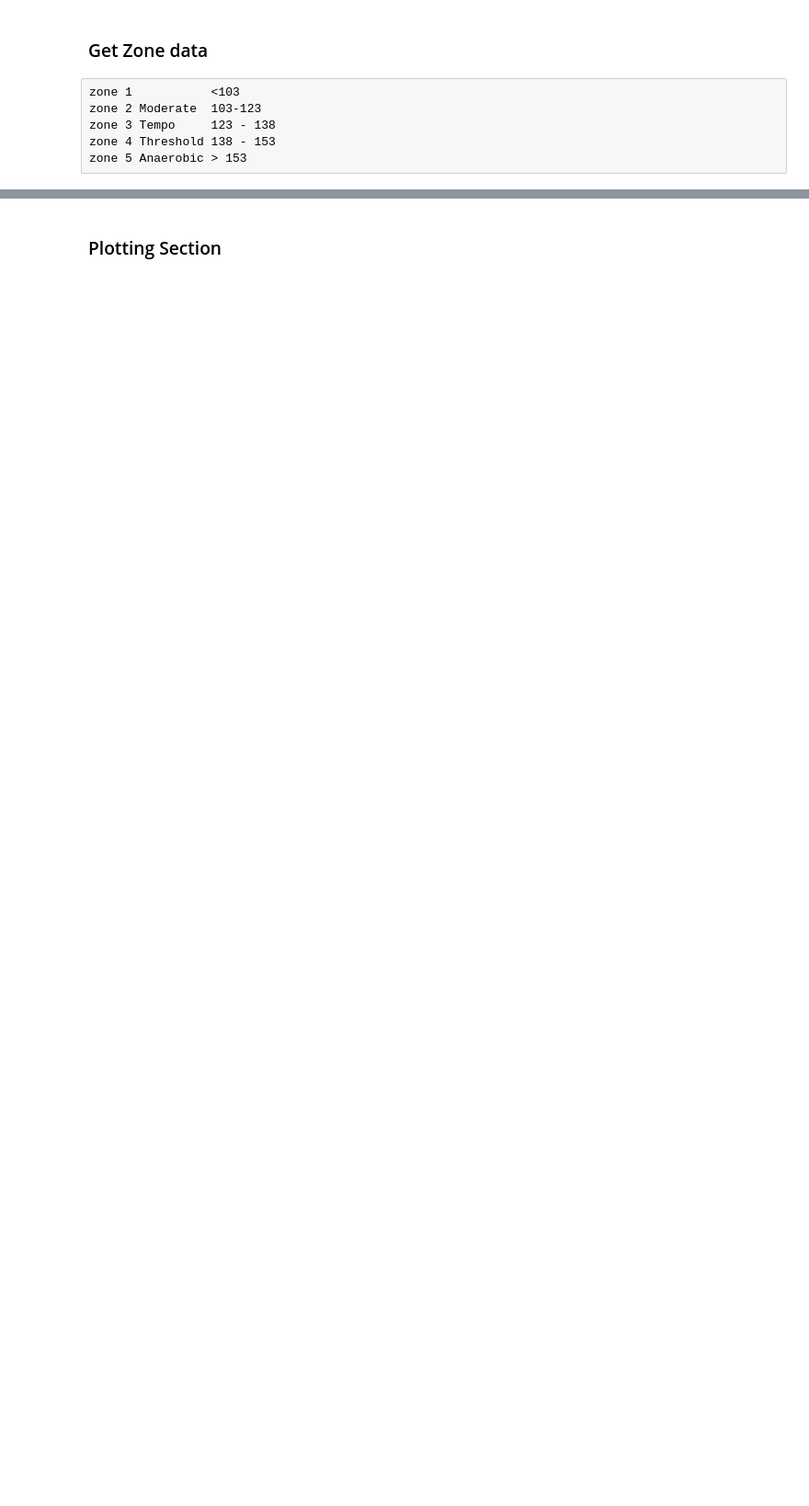
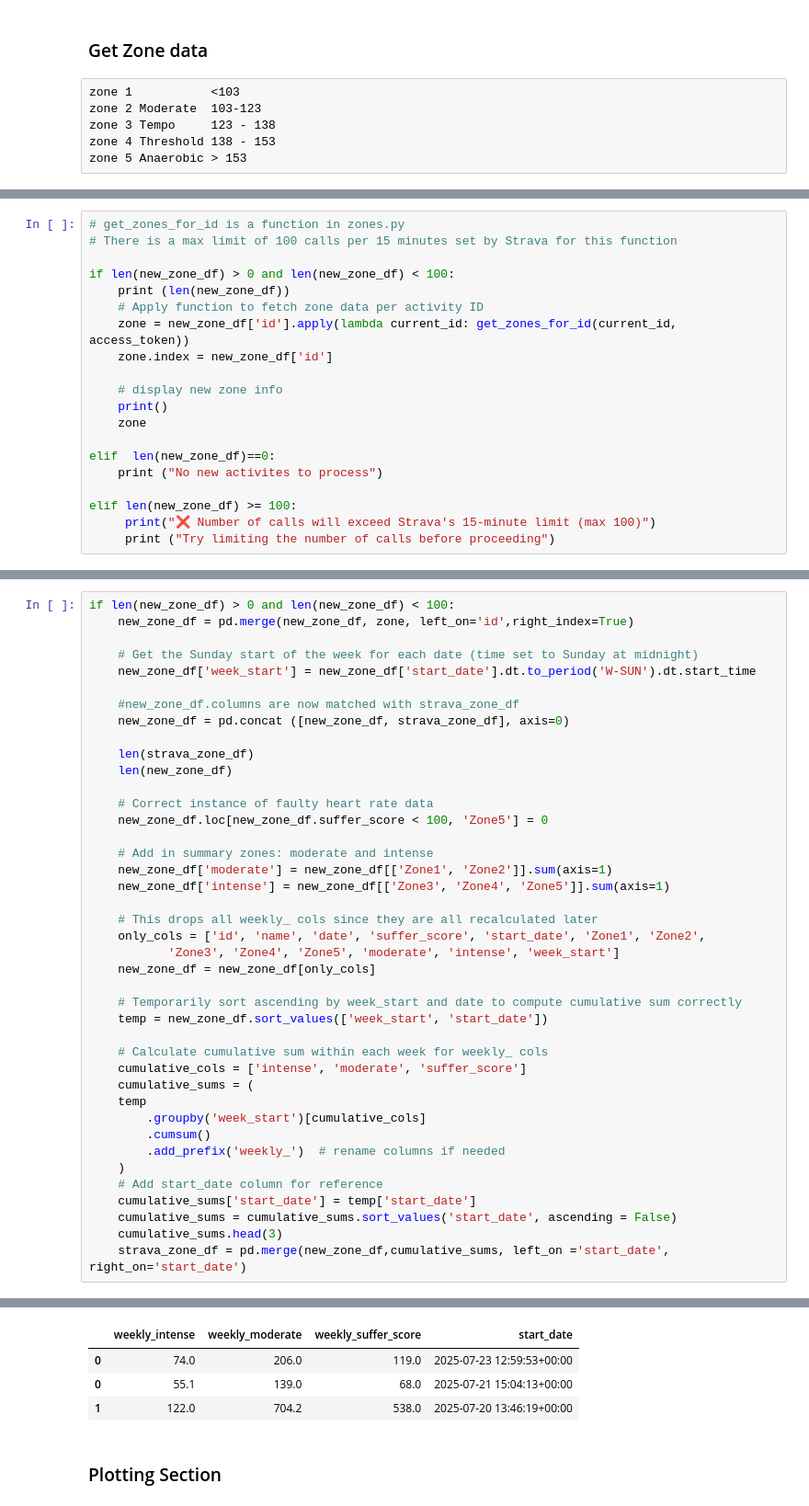
Before and after one commit to edterrell/healthy_heart, a Jupyter notebook: strava_API.ipynb, the cells around one changed output, grey strips where cells are left out. Shown at 92% size. Saved outputs shown, nothing was run; the diff lists cells and outputs as text; blank space fills up the shorter version.

```diff
--- a/strava_API.ipynb
+++ b/strava_API.ipynb
@@ -342,0 +269,20 @@ strava_zone_df = pd.merge(new_zone_df,cumulative_sums, left_on ='start_date', ri
+# %%
+# get_zones_for_id is a function in zones.py
+# There is a max limit of 100 calls per 15 minutes set by Strava for this function
+
+if len(new_zone_df) > 0 and len(new_zone_df) < 100:
+    print (len(new_zone_df))
+    # Apply function to fetch zone data per activity ID
+    zone = new_zone_df['id'].apply(lambda current_id: get_zones_for_id(current_id, access_token))
+    zone.index = new_zone_df['id']
+
+    # display new zone info
+    print()
+    zone
+
+elif  len(new_zone_df)==0:
+    print ("No new activites to process")
+
+elif len(new_zone_df) >= 100:
+     print("❌ Number of calls will exceed Strava's 15-minute limit (max 100)")
+     print ("Try limiting the number of calls before proceeding")
@@ -342,0 +295,42 @@ strava_zone_df = pd.merge(new_zone_df,cumulative_sums, left_on ='start_date', ri
+# %%
+if len(new_zone_df) > 0 and len(new_zone_df) < 100:
+    new_zone_df = pd.merge(new_zone_df, zone, left_on='id',right_index=True)
+
+    # Get the Sunday start of the week for each date (time set to Sunday at midnight)
+    new_zone_df['week_start'] = new_zone_df['start_date'].dt.to_period('W-SUN').dt.start_time
+
+    #new_zone_df.columns are now matched with strava_zone_df
+    new_zone_df = pd.concat ([new_zone_df, strava_zone_df], axis=0)
+
+    len(strava_zone_df)
+    len(new_zone_df)
+
+    # Correct instance of faulty heart rate data
+    new_zone_df.loc[new_zone_df.suffer_score < 100, 'Zone5'] = 0
+
+    # Add in summary zones: moderate and intense
+    new_zone_df['moderate'] = new_zone_df[['Zone1', 'Zone2']].sum(axis=1)
+    new_zone_df['intense'] = new_zone_df[['Zone3', 'Zone4', 'Zone5']].sum(axis=1)
+
+    # This drops all weekly_ cols since they are all recalculated later
+    only_cols = ['id', 'name', 'date', 'suffer_score', 'start_date', 'Zone1', 'Zone2',
+           'Zone3', 'Zone4', 'Zone5', 'moderate', 'intense', 'week_start']
+    new_zone_df = new_zone_df[only_cols]
+
+    # Temporarily sort ascending by week_start and date to compute cumulative sum correctly
+    temp = new_zone_df.sort_values(['week_start', 'start_date'])
+
+    # Calculate cumulative sum within each week for weekly_ cols
+    cumulative_cols = ['intense', 'moderate', 'suffer_score']
+    cumulative_sums = (
+    temp
+        .groupby('week_start')[cumulative_cols]
+        .cumsum()
+        .add_prefix('weekly_')  # rename columns if needed
+    )
+    # Add start_date column for reference
+    cumulative_sums['start_date'] = temp['start_date']
+    cumulative_sums = cumulative_sums.sort_values('start_date', ascending = False)
+    cumulative_sums.head(3)
+    strava_zone_df = pd.merge(new_zone_df,cumulative_sums, left_on ='start_date', right_on='start_date')
+# %% [output]
@@ -343,2 +339,6 @@ strava_zone_df = pd.merge(new_zone_df,cumulative_sums, left_on ='start_date', ri
+|  | weekly_intense | weekly_moderate | weekly_suffer_score | start_date |
+| 0 | 74.0 | 206.0 | 119.0 | 2025-07-23 12:59:53+00:00 |
+| 0 | 55.1 | 139.0 | 68.0 | 2025-07-21 15:04:13+00:00 |
+| 1 | 122.0 | 704.2 | 538.0 | 2025-07-20 13:46:19+00:00 |
 # %% [markdown]
 ### Plotting Section
```
Also changed, not shown: parts of 28 cells of this notebook, 1 other file.
